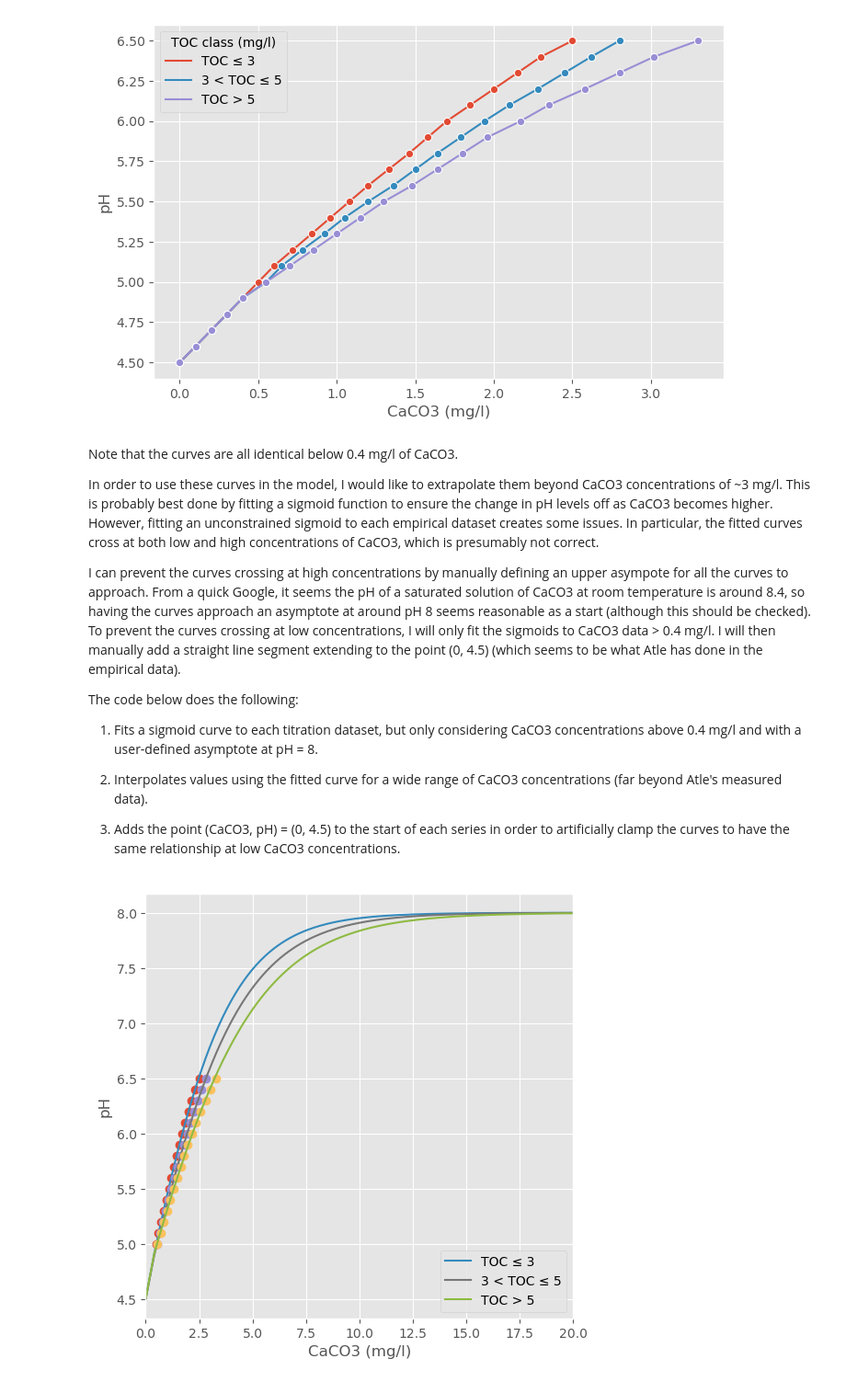
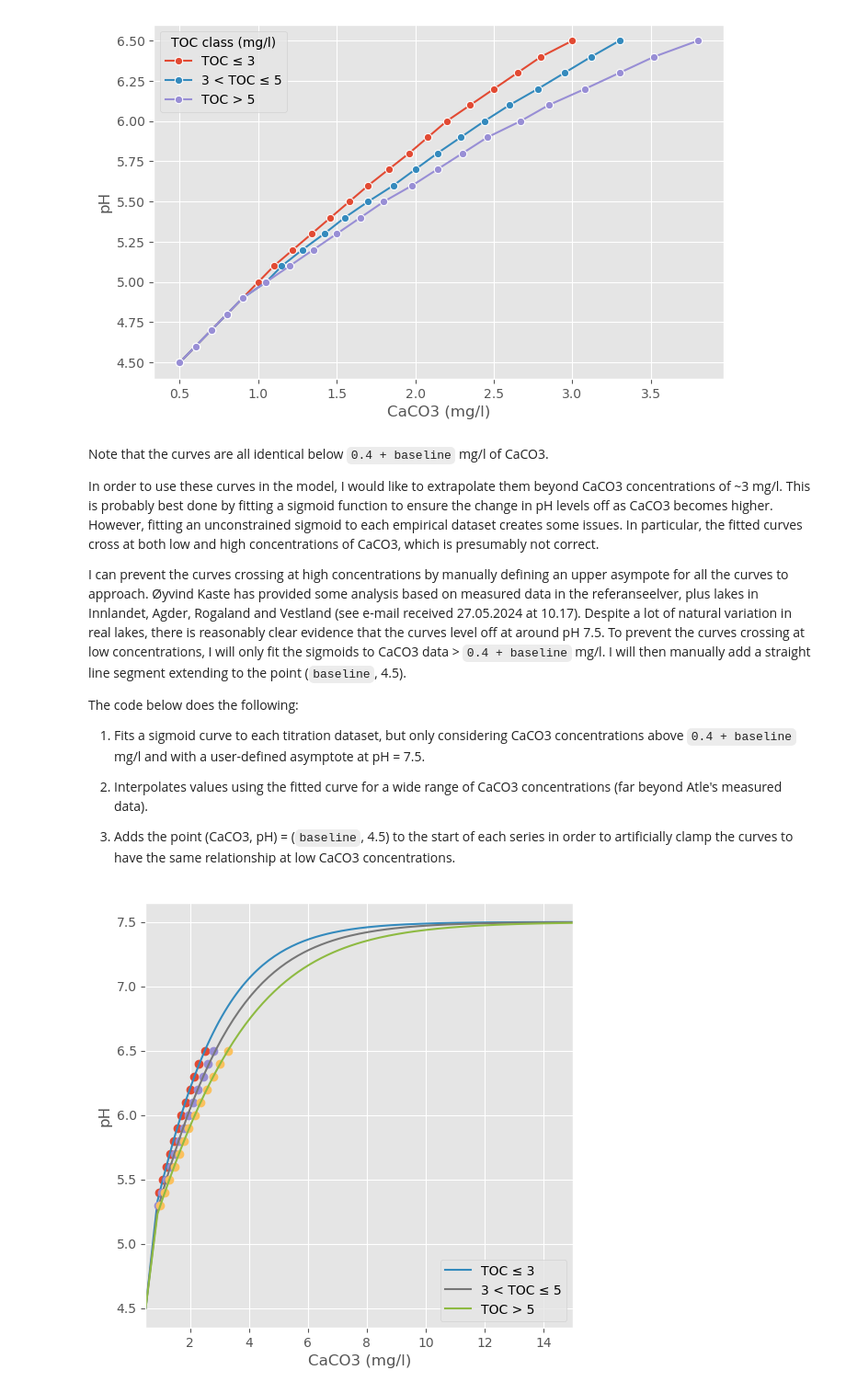
Before and after one commit to NIVANorge/lake_liming_app, a Jupyter notebook: notebooks/titration_curves.ipynb, the cells around one changed output. Shown at 92% size. Drawn from its saved outputs; the diff is of its cells as text; code cells hidden in the pictures.

Commit message:
Update titration curves

```diff
--- a/notebooks/titration_curves.ipynb
+++ b/notebooks/titration_curves.ipynb
@@ -23,6 +23,11 @@ df.head()
 | 2 | TOC ≤ 3 | 0.2 | 4.7 |
 | 3 | TOC ≤ 3 | 0.3 | 4.8 |
 | 4 | TOC ≤ 3 | 0.4 | 4.9 |
+# %%
+# Add "baseline" CaCO3 corresponding to pH 4.5
+# See spreadsheet in e-mail from Øyvind K received 27.05.2024 at 10.17
+baseline_caco3 = 0.5  # mg/l of CaCO3
+df["CaCO3 (mg/l)"] = df["CaCO3 (mg/l)"] + baseline_caco3
 # %% [markdown]
 ## 1. Plot empirical data
 # %%
@@ -34,19 +39,19 @@ plt.savefig(png_path, dpi=200)
 # %% [output]
 [figure]
 # %% [markdown]
-Note that the curves are all identical below 0.4 mg/l of CaCO3.
+Note that the curves are all identical below `0.4 + baseline` mg/l of CaCO3.
 
 In order to use these curves in the model, I would like to extrapolate them beyond CaCO3 concentrations of ~3 mg/l. This is probably best done by fitting a sigmoid function to ensure the change in pH levels off as CaCO3 becomes higher. However, fitting an unconstrained sigmoid to each empirical dataset creates some issues. In particular, the fitted curves cross at both low and high concentrations of CaCO3, which is presumably not correct.
 
-I can prevent the curves crossing at high concentrations by manually defining an upper asympote for all the curves to approach. From a quick Google, it seems the pH of a saturated solution of CaCO3 at room temperature is around 8.4, so having the curves approach an asymptote at around pH 8 seems reasonable as a start (although this should be checked). To prevent the curves crossing at low concentrations, I will only fit the sigmoids to CaCO3 data > 0.4 mg/l. I will then manually add a straight line segment extending to the point (0, 4.5) (which seems to be what Atle has done in the empirical data).
+I can prevent the curves crossing at high concentrations by manually defining an upper asympote for all the curves to approach. Øyvind Kaste has provided some analysis based on measured data in the referanseelver, plus lakes in Innlandet, Agder, Rogaland and Vestland (see e-mail received 27.05.2024 at 10.17). Despite a lot of natural variation in real lakes, there is reasonably clear evidence that the curves level off at around pH 7.5. To prevent the curves crossing at low concentrations, I will only fit the sigmoids to CaCO3 data > `0.4 + baseline` mg/l. I will then manually add a straight line segment extending to the point (`baseline`, 4.5).
 
 The code below does the following:
 
- 1. Fits a sigmoid curve to each titration dataset, but only considering CaCO3 concentrations above 0.4 mg/l and with a user-defined asymptote at pH = 8.
+ 1. Fits a sigmoid curve to each titration dataset, but only considering CaCO3 concentrations above `0.4 + baseline` mg/l and with a user-defined asymptote at pH = 7.5.
 
  2. Interpolates values using the fitted curve for a wide range of CaCO3 concentrations (far beyond Atle's measured data).
 
- 3. Adds the point (CaCO3, pH) = (0, 4.5) to the start of each series in order to artificially clamp the curves to have the same relationship at low CaCO3 concentrations.
+ 3. Adds the point (CaCO3, pH) = (`baseline`, 4.5) to the start of each series in order to artificially clamp the curves to have the same relationship at low CaCO3 concentrations.
 # %%
 def sigmoid(x, x0, k):
     """Sigmoid function with asymptote at L."""
@@ -66,7 +71,7 @@ def fit(xdata, ydata):
     return popt
 # %%
 # User-specified asymptote
-L = 8
+L = 7.5
 
 # Read data from Excel file
 xl_path = r"../data/titration_curves_atle_hindar.xlsx"
@@ -76,45 +81,45 @@ fig, ax = plt.subplots(nrows=1, ncols=1, figsize=(6, 6))
 
 df_list = []
 for toc_class in ["TOC ≤ 3", "3 < TOC ≤ 5", "TOC > 5"]:
-    # Get empirical data above CaCO3 of 0.4 mg/l
+    # Get empirical data above CaCO3 of (baseline + 0.4) mg/l
     df = raw_df.query(
-        "(`TOC class (mg/l)` == @toc_class) and (`CaCO3 (mg/l)` > 0.4)"
+        "(`TOC class (mg/l)` == @toc_class) and (`CaCO3 (mg/l)` > @baseline_caco3 + 0.4)"
     ).copy()
     xdata = df["CaCO3 (mg/l)"].values
     ydata = df["pH"].values
     popt = fit(xdata, ydata)
 
     # Predict values for broad range of CaCO3
-    x = np.linspace(0.4, 100, 1000)
+    x = np.linspace(baseline_caco3 + 0.4, 100, 1000)
     y = sigmoid(x, *popt)
 
-    # Add (0, 4.5) to start
-    x = np.insert(x, 0, 0)
+    # Add (baseline_caco3, 4.5) to start
+    x = np.insert(x, 0, baseline_caco3)
     y = np.insert(y, 0, 4.5)
 
     # Build result dataframe
     res_df = pd.DataFrame({"CaCO3 (mg/l)": x, "pH": y})
     res_df["TOC class (mg/l)"] = toc_class
     res_df = res_df[df.columns]
     df_list.append(res_df)
 
     # Plot
     ax.plot(xdata, ydata, "o")
     ax.plot(x, y, label=toc_class)
 
-ax.set_xlim(0, 20)
+ax.set_xlim(baseline_caco3, 15)
 plt.xlabel("CaCO3 (mg/l)")
 plt.ylabel("pH")
-plt.legend(loc="best")
+plt.legend(loc="lower right")
 
 # Combine
 interp_df = pd.concat(df_list, axis="rows")
 
 # Save
 interp_xl_path = r"../data/titration_curves_interpolated.xlsx"
 interp_df.to_excel(interp_xl_path, index=False)
 
 png_path = r"../docs/images/titration_curves_interpolated.png"
 plt.savefig(png_path, dpi=200)
 # %% [output]
-[figure, old version]
+[figure, new version]
```
Also changed, not shown: 3 other files.
